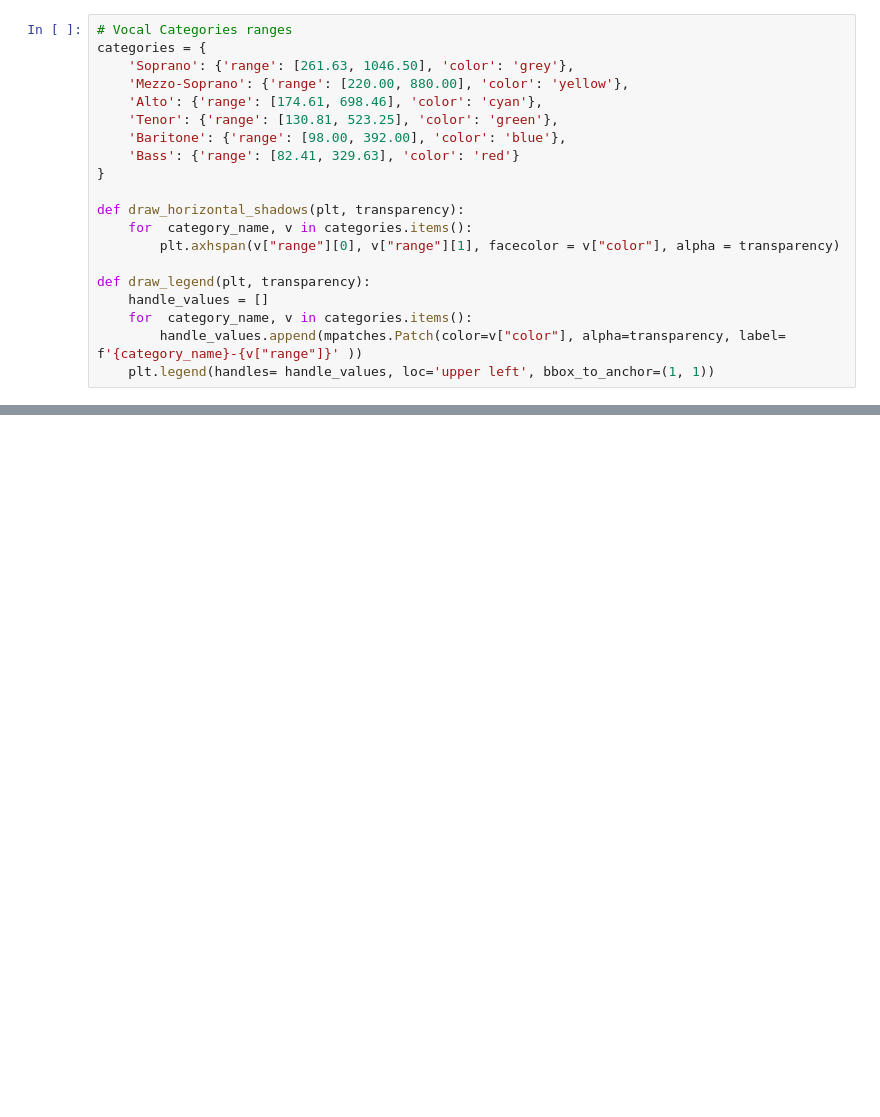
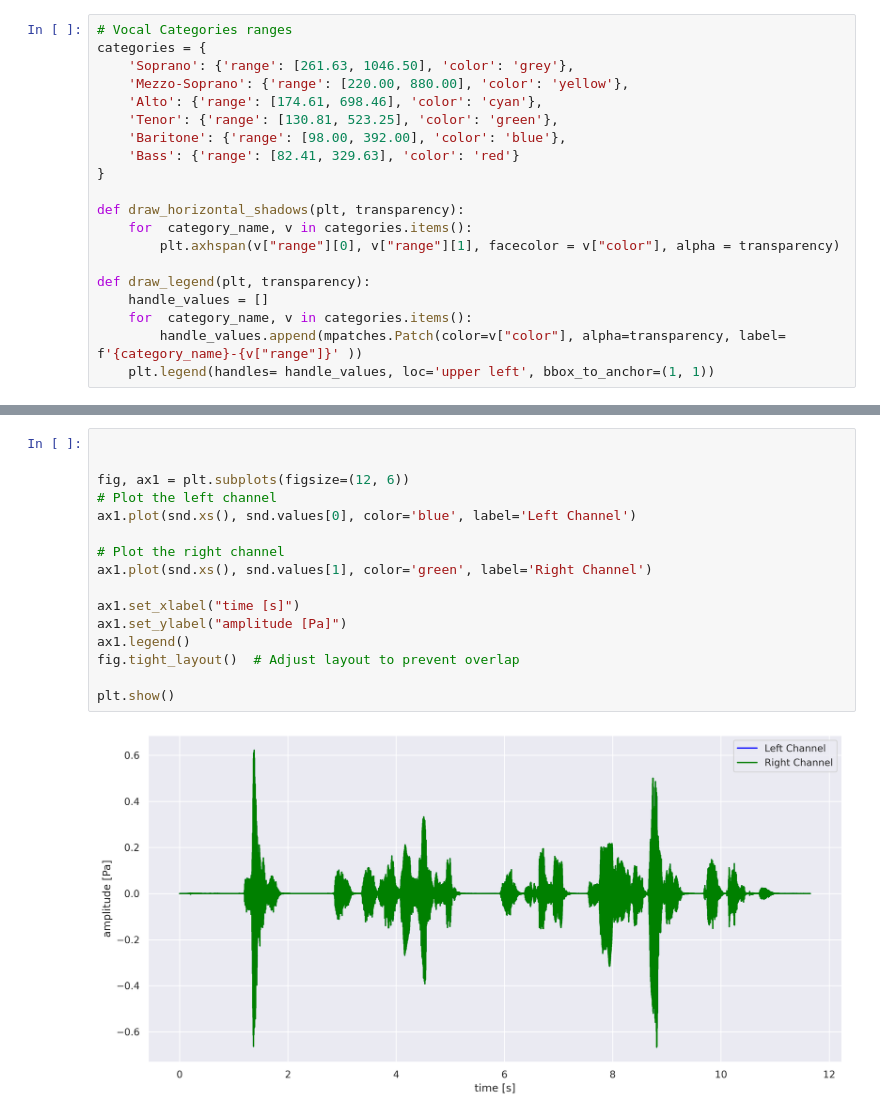
Before and after one commit to joseph-higaki/voice-analysis, a Jupyter notebook: notebooks/process_audio.ipynb, the cells around one changed output, grey strips where cells are left out. Drawn from its saved outputs; the diff is of its cells as text; blank space fills up the shorter version.

```diff
--- a/notebooks/process_audio.ipynb
+++ b/notebooks/process_audio.ipynb
@@ -103,0 +148,18 @@ plt.show()
+# %%
+
+
+fig, ax1 = plt.subplots(figsize=(12, 6))
+# Plot the left channel
+ax1.plot(snd.xs(), snd.values[0], color='blue', label='Left Channel')
+
+# Plot the right channel
+ax1.plot(snd.xs(), snd.values[1], color='green', label='Right Channel')
+
+ax1.set_xlabel("time [s]")
+ax1.set_ylabel("amplitude [Pa]")
+ax1.legend()
+fig.tight_layout()  # Adjust layout to prevent overlap
+
+plt.show()
+# %% [output]
+[figure, added]
```
Also changed, not shown: parts of 15 cells of this notebook, 20 other files.
